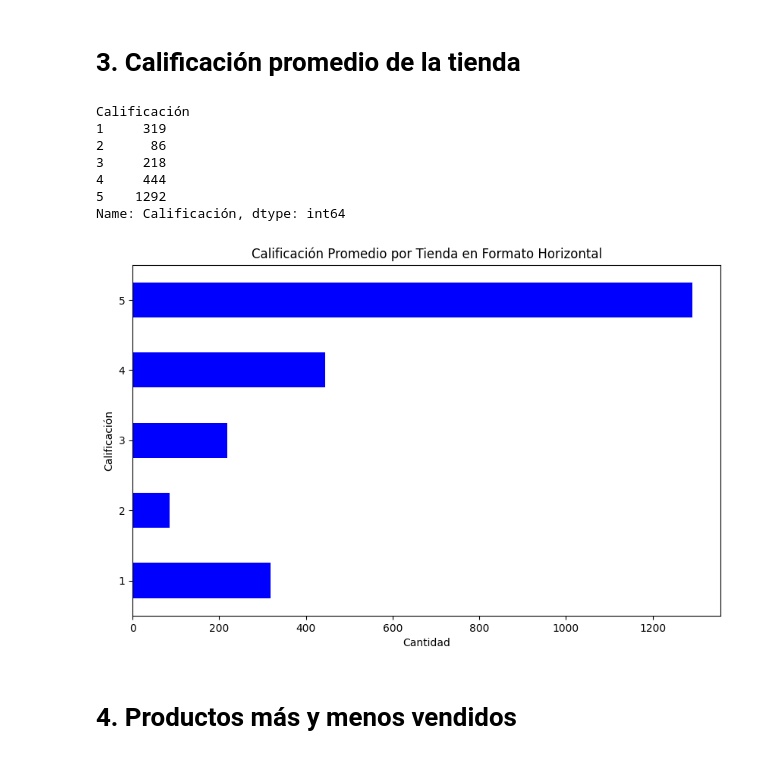
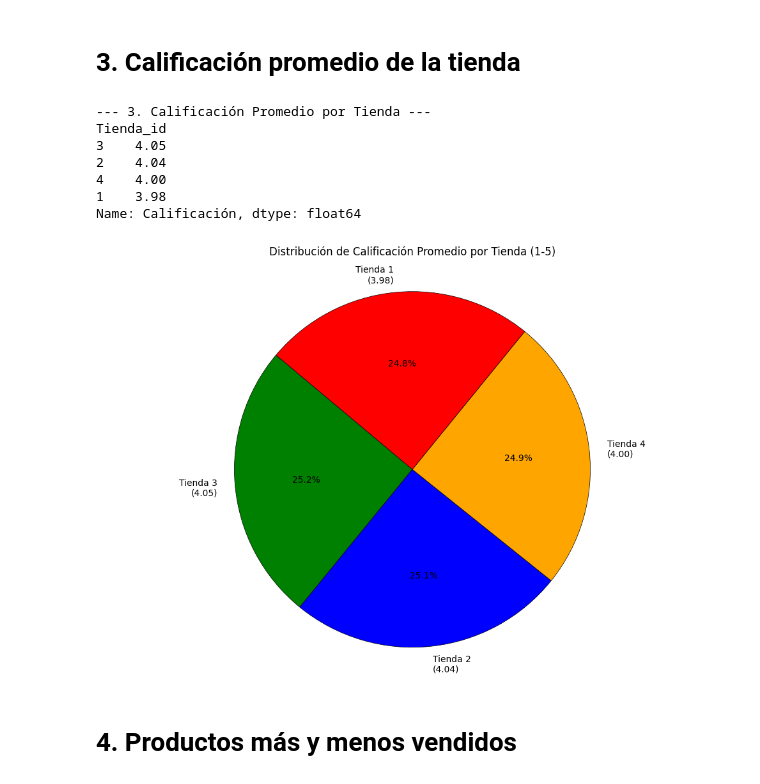
Before and after one commit to wimero72/challenge1-data-science-latam, a Jupyter notebook: Challege1_data_science_latam.ipynb, the cells around one changed output. Drawn from its saved outputs; the diff is of its cells as text; code cells hidden in the pictures.

```diff
--- a/Challege1_data_science_latam.ipynb
+++ b/Challege1_data_science_latam.ipynb
@@ -243,23 +191,35 @@ plt.show()
 # %% [markdown]
 # 3. Calificación promedio de la tienda
-# %%
-calificacion_promedio_t1 = tiendas.groupby("Calificación")["Calificación"].count()
-print(calificacion_promedio_t1)
-
-# Graficar en formato horizontal
-calificacion_promedio_t1.plot(kind="barh", color="blue", figsize=(10, 6))
-plt.ylabel("Calificación")  # Ahora está en el eje Y
-plt.xlabel("Cantidad")  # Ahora está en el eje X
-plt.title("Calificación Promedio por Tienda en Formato Horizontal")
-plt.show()
-# %% [output]
-Calificación
-1     319
-2      86
-3     218
-4     444
-5    1292
-Name: Calificación, dtype: int64
-[figure, removed]
+# %%
+# --- 3. Calificación promedio de cada tienda (Gráfico de Torta) ---
+print("\n--- 3. Calificación Promedio por Tienda ---")
+calificacion_promedio_tienda = df.groupby(col_tienda_id)[col_calificacion].mean().sort_values(ascending=False)
+print(calificacion_promedio_tienda.round(2))
+
+if not calificacion_promedio_tienda.empty:
+    plt.figure(figsize=(10, 7))
+    # Usar los mismos colores que para las ventas, si hay suficientes tiendas, o colores por defecto
+    colores_pie_calif = colores_grafico_ventas[:len(calificacion_promedio_tienda)] if len(calificacion_promedio_tienda) <= len(colores_grafico_ventas) else None
+
+    plt.pie(calificacion_promedio_tienda,
+            labels=[f"Tienda {idx}\n({val:.2f})" for idx, val in calificacion_promedio_tienda.items()],
+            autopct='%1.1f%%', startangle=140,
+            colors=colores_pie_calif,
+            wedgeprops={"edgecolor":"black", 'linewidth': 0.5}) # Añadir borde a las porciones
+    plt.title('Distribución de Calificación Promedio por Tienda (1-5)\n')
+    plt.axis('equal') # Para que el pie sea un círculo
+    plt.tight_layout()
+    plt.show()
+else:
+    print("No hay datos suficientes para graficar calificación promedio por tienda.")
+# %% [output]
+--- 3. Calificación Promedio por Tienda ---
+Tienda_id
+3    4.05
+2    4.04
+4    4.00
+1    3.98
+Name: Calificación, dtype: float64
+[figure, added]
 # %% [markdown]
 # 4. Productos más y menos vendidos
```
Also changed, not shown: parts of 17 cells of this notebook.
